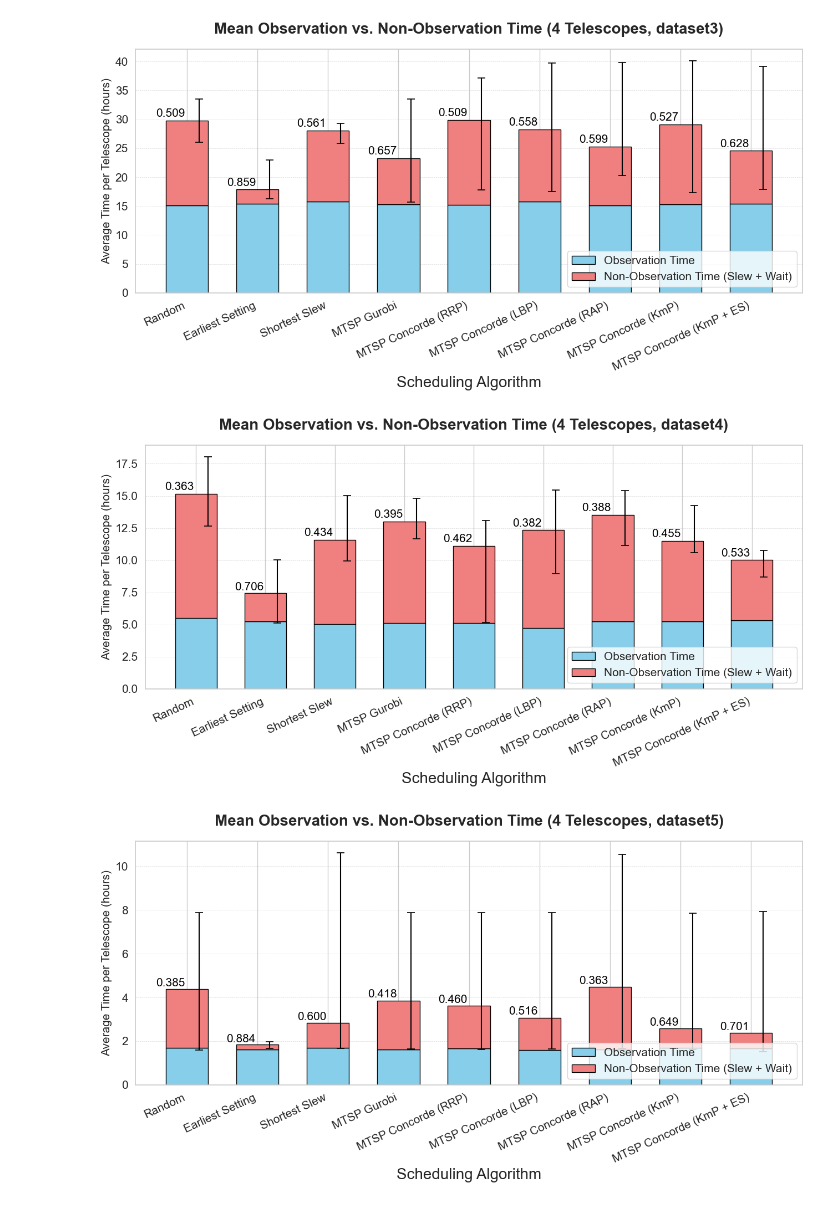
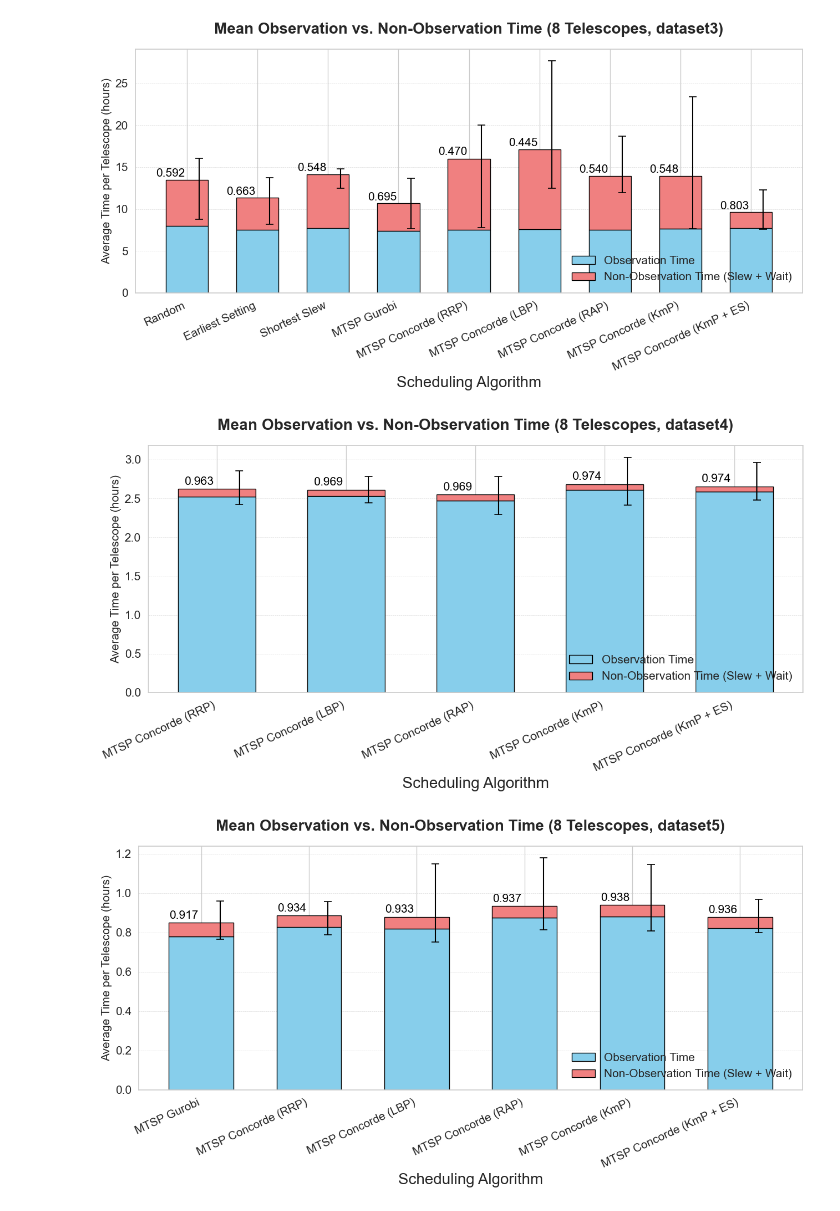
Before and after one commit to UOA-PARC-SKA/radiotelescopescheduling, a Jupyter notebook: results/analysis.ipynb, the cells around one changed output. Saved outputs shown, nothing was run; the diff lists cells and outputs as text; code cells hidden in the pictures.

Commit message:
added results graphs

```diff
--- a/results/analysis.ipynb
+++ b/results/analysis.ipynb
@@ -21,27 +21,27 @@ datasets = [
 ]
 
 folders = [
-    'EarliestSetting4tele',
-    'Random4tele',
-    'ShortestSlew4tele',
-    'tsp4',
-    'tspcRoundRobin4',
-    'tspcLoadBal4',
-    'tspcKmean4',
-    'tspcRightAsc4',
-    'tspcKMeanEarlySetting4'
+    'EarliestSetting8tele',
+    'Random8tele',
+    'ShortestSlew8tele',
+    'tsp8',
+    'tspcRoundRobin8',
+    'tspcLoadBal8',
+    'tspcKmean8',
+    'tspcRightAsc8',
+    'tspcKMeanEarlySetting8'
 ]
 
 folder_name_map = {
-    "EarliestSetting4tele": "Earliest Setting",
-    "Random4tele": "Random",
-    "ShortestSlew4tele": "Shortest Slew",
-    "tsp4": "MTSP Gurobi",
-    "tspcRoundRobin4": "MTSP Concorde (RRP)",
-    "tspcLoadBal4": "MTSP Concorde (LBP)",
-    "tspcKmean4": "MTSP Concorde (KmP)",
-    "tspcRightAsc4": "MTSP Concorde (RAP)",
-    "tspcKMeanEarlySetting4": "MTSP Concorde (KmP + ES)"
+    "EarliestSetting8tele": "Earliest Setting",
+    "Random8tele": "Random",
+    "ShortestSlew8tele": "Shortest Slew",
+    "tsp8": "MTSP Gurobi",
+    "tspcRoundRobin8": "MTSP Concorde (RRP)",
+    "tspcLoadBal8": "MTSP Concorde (LBP)",
+    "tspcKmean8": "MTSP Concorde (KmP)",
+    "tspcRightAsc8": "MTSP Concorde (RAP)",
+    "tspcKMeanEarlySetting8": "MTSP Concorde (KmP + ES)"
 }
 
 dataset_dfs = {}
@@ -75,8 +75,8 @@ for dataset in datasets:
                 stats_list.append({
                     'File': os.path.basename(file),
                     'Folder': folder_name,
-                    'Total Duration': total_duration/4,
-                    'Observation Time': total_observation/4
+                    'Total Duration': total_duration/8,
+                    'Observation Time': total_observation/8
                 })
 
             except Exception as e:
@@ -175,7 +175,7 @@ for dataset_name, df in dataset_dfs.items():
                  ha='right', va='bottom', fontsize=15, color='black')
 
     # Format
-    plt.title(f"Mean Observation vs. Non-Observation Time (4 Telescopes, {dataset_name})", fontsize=20, weight='bold', pad=20)
+    plt.title(f"Mean Observation vs. Non-Observation Time (8 Telescopes, {dataset_name})", fontsize=20, weight='bold', pad=20)
     plt.ylabel("Average Time per Telescope (hours)", fontsize=15)
     plt.xlabel("Scheduling Algorithm", fontsize=20)
     plt.xticks(ticks=x, labels=summary['Folder'], rotation=25, ha='right', fontsize=15)
@@ -190,3 +190,3 @@ for dataset_name, df in dataset_dfs.items():
-[figure, old version]
+[figure, new version]
-[figure, old version]
+[figure, new version]
-[figure, old version]
+[figure, new version]
```
Also changed, not shown: parts of 3 cells of this notebook, 1 other file.
